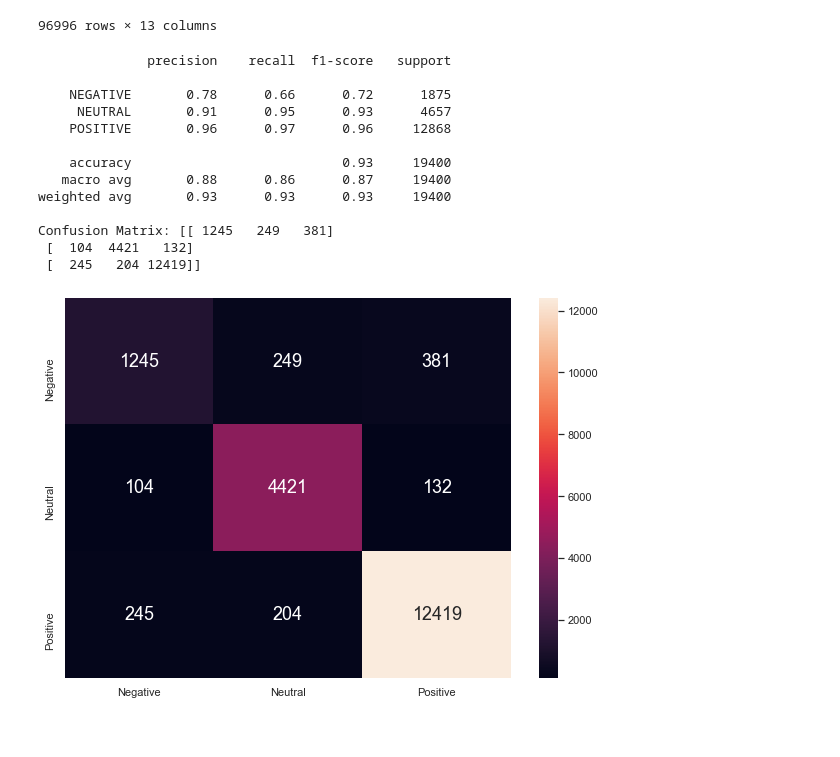
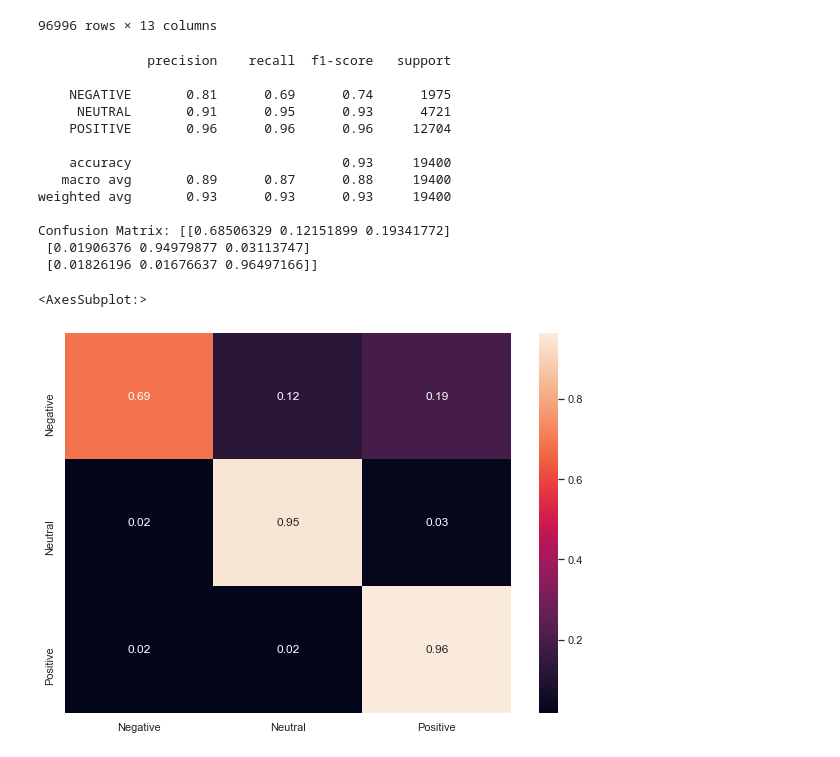
Before and after one commit to mazeltan/CZ4045-Assignment, a Jupyter notebook: logistic_regression.ipynb, the cells around one changed output. Saved outputs shown, nothing was run; the diff lists cells and outputs as text; code cells hidden in the pictures.

```diff
--- a/logistic_regression.ipynb
+++ b/logistic_regression.ipynb
@@ -148,10 +148,9 @@ class MeanEmbeddingVectorizer(object):
 
 # Input: "reviewText", "rating" and "time"
 # Target: "log_votes"
-X_train, X_val, y_train, y_val = train_test_split(df["clean_text"],
-                                                  df["label"],
-                                                  test_size=0.2,
-                                                  shuffle=True)
+
+X_train, X_val, y_train, y_val = train_test_split(df["clean_text"],df["label"],test_size=0.2,shuffle=True)
+
 X_train_tok= [nltk.word_tokenize(i) for i in X_train]  #for word2vec
 X_val_tok= [nltk.word_tokenize(i) for i in X_val]      #for word2vec
 
@@ -160,10 +159,7 @@ X_val_tok= [nltk.word_tokenize(i) for i in X_val]      #for word2vec
 tfidf_vectorizer = TfidfVectorizer(use_idf=True)
 X_train_vectors_tfidf = tfidf_vectorizer.fit_transform(X_train) #tfidf runs on non-tokenized sentences unlike word2vec
 # Only transform x_test (not fit and transform)
-X_val_vectors_tfidf = tfidf_vectorizer.transform(X_val) #Don't fit() your TfidfVectorizer to your test data: it will
-#change the word-indexes & weights to match test data. Rather, fit on the training data, then use the same train-data-
-#fit model on the test data, to reflect the fact you're analyzing the test data only based on what was learned without
-#it, and the have compatible
+X_val_vectors_tfidf = tfidf_vectorizer.transform(X_val)
 
 #Word2vec
 # Fit and transform
@@ -182,25 +178,26 @@ y_prob = lr_tfidf.predict_proba(X_val_vectors_tfidf)[:,1]
 
 
 print(classification_report(y_val,y_predict))
-print('Confusion Matrix:',confusion_matrix(y_val, y_predict))
+print('Confusion Matrix:',confusion_matrix(y_val, y_predict, normalize="true"))
 # %% [output]
               precision    recall  f1-score   support
 
-    NEGATIVE       0.78      0.66      0.72      1875
-     NEUTRAL       0.91      0.95      0.93      4657
-    POSITIVE       0.96      0.97      0.96     12868
+    NEGATIVE       0.81      0.69      0.74      1975
+     NEUTRAL       0.91      0.95      0.93      4721
+    POSITIVE       0.96      0.96      0.96     12704
 
     accuracy                           0.93     19400
-   macro avg       0.88      0.86      0.87     19400
+   macro avg       0.89      0.87      0.88     19400
 weighted avg       0.93      0.93      0.93     19400
 
-Confusion Matrix: [[ 1245   249   381]
- [  104  4421   132]
- [  245   204 12419]]
+Confusion Matrix: [[0.68506329 0.12151899 0.19341772]
+ [0.01906376 0.94979877 0.03113747]
+ [0.01826196 0.01676637 0.96497166]]
 # %%
 plt.figure(figsize=(10, 7))
-ax = sb.heatmap(confusion_matrix(y_val,y_predict),
-           annot = True, fmt=".0f", annot_kws={"size": 18})
-ax.xaxis.set_ticklabels(['Negative', 'Neutral', 'Positive']); ax.yaxis.set_ticklabels(['Negative', 'Neutral', 'Positive']);
+cm = confusion_matrix(y_val,y_predict)
+cmn = cm.astype('float') / cm.sum(axis=1)[:, np.newaxis]
+sb.heatmap(cmn, annot=True, fmt='.2f', xticklabels=['Negative', 'Neutral', 'Positive'], yticklabels=['Negative', 'Neutral', 'Positive'])
 # %% [output]
+<AxesSubplot:>
-[figure, old version]
+[figure, new version]
```
Also changed, not shown: 2 other files.
